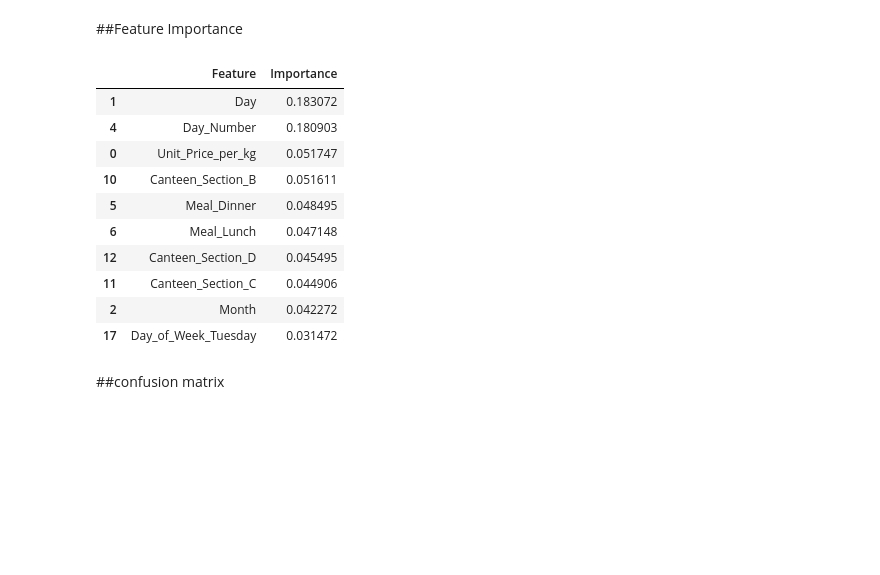
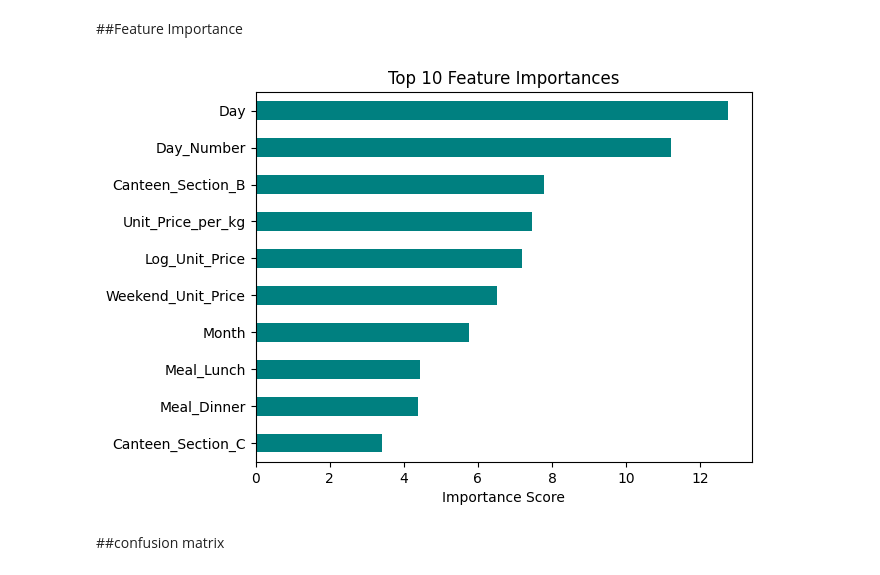
Before and after one commit to sasasaee/ml-project, a Jupyter notebook: canteen_classification_model.ipynb, the cells around one changed output. Drawn from its saved outputs; the diff is of its cells as text; code cells hidden in the pictures; blank space fills up the shorter version.

```diff
--- a/canteen_classification_model.ipynb
+++ b/canteen_classification_model.ipynb
@@ -356 +453,15 @@ print(encoder.classes_)
+# %%
+import numpy as np
+
+# --- FEATURE ENGINEERING ---
+# 1. Non-linear price transformation
+df['Log_Unit_Price'] = np.log1p(df['Unit_Price_per_kg'])
+
+# 2. Context Interaction Features
+df['High_Price_Dinner'] = df['Price_Category_High'] * df['Meal_Dinner']
+df['Weekend_Unit_Price'] = df['Weekend'] * df['Unit_Price_per_kg']
+
+# 3. Domain Groupings (Section & Meal Interactions)
+df['Section_C_Lunch'] = df['Canteen_Section_C'] * df['Meal_Lunch']
+df['Soup_Dinner'] = df['Food_Category_Soup'] * df['Meal_Dinner']
 # %% [markdown]
@@ -809,28 +925,18 @@ Testing Accuracy : 0.3679
 # %% [markdown]
 ##Feature Importance
-# %%
-importance = pd.DataFrame({
-    "Feature":X.columns,
-    "Importance":rf_model.feature_importances_
-
-})
-
-importance.sort_values(
-    by="Importance",
-    ascending=False
-).head(10)
-# %% [output]
-|  | Feature | Importance |
-| 1 | Day | 0.183072 |
-| 4 | Day_Number | 0.180903 |
-| 0 | Unit_Price_per_kg | 0.051747 |
-| 10 | Canteen_Section_B | 0.051611 |
-| 5 | Meal_Dinner | 0.048495 |
-| 6 | Meal_Lunch | 0.047148 |
-| 12 | Canteen_Section_D | 0.045495 |
-| 11 | Canteen_Section_C | 0.044906 |
-| 2 | Month | 0.042272 |
-| 17 | Day_of_Week_Tuesday | 0.031472 |
+# %%
+import pandas as pd
+import matplotlib.pyplot as plt
+
+# Inspect feature importances from CatBoost
+importances = pd.Series(cat_model.get_feature_importance(), index=X_train.columns)
+importances.sort_values(ascending=False).head(10).plot(kind="barh", color="teal")
+plt.title("Top 10 Feature Importances")
+plt.xlabel("Importance Score")
+plt.gca().invert_yaxis()
+plt.show()
+# %% [output]
+[figure, added]
 # %% [markdown]
 ##confusion matrix
 # %%
```
Also changed, not shown: parts of 50 cells of this notebook.
